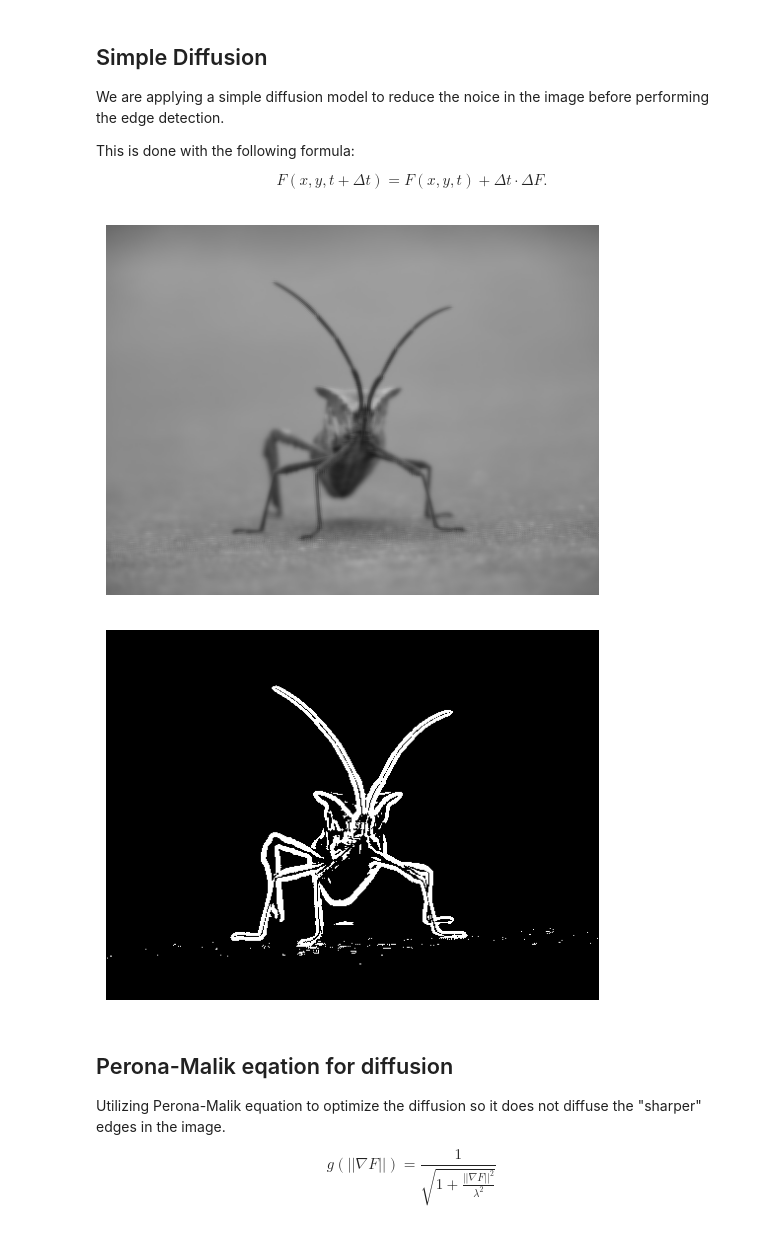
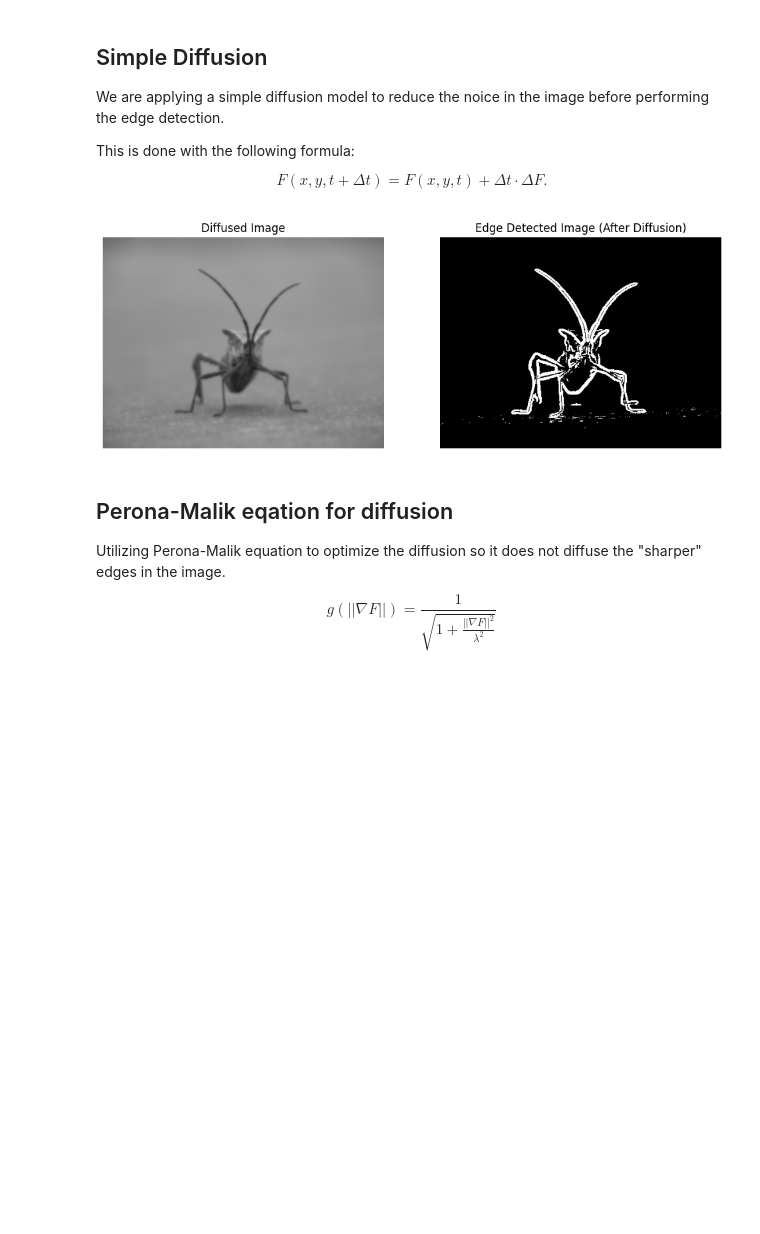
Before and after one commit to SigurdRiseth/Edge-Detection, a Jupyter notebook: edge_detection.ipynb, the cells around one changed output. Cells and saved outputs as stored; diff of their text form; code cells hidden in the pictures; blank space fills up the shorter version.

Commit message:
cleaned up the plot for the simple diffusion

```diff
--- a/edge_detection.ipynb
+++ b/edge_detection.ipynb
@@ -77,59 +77,68 @@ This is done with the following formula:
 
 $$F(x,y,t+\Delta t) = F(x,y,t) + \Delta t \cdot \Delta F.$$
 # %%
-# Load the image
+import numpy as np
+import matplotlib.pyplot as plt
+from PIL import Image
+
+# Load the image and convert it to float32
 img = np.array(Image.open('image.png')).astype(np.float32)
 
-# Define deltaX, iterations, and deltaT
+# Define parameters
 deltaX = 1
 iterations = 5
 deltaT = 0.3
 
+# Perform diffusion using the heat equation
 for _ in range(iterations):
     # Calculate f_y
     f_y = np.zeros_like(img)
     f_y[:, 1:-1] = (img[:, 2:] - img[:, :-2]) / (2 * deltaX)
 
     # Calculate f_x
     f_x = np.zeros_like(img)
     f_x[1:-1, :] = (img[2:, :] - img[:-2, :]) / (2 * deltaX)
 
     # Calculate f_xx
     f_xx = np.zeros_like(img)
     f_xx[1:-1, :] = (f_x[2:, :] - f_x[:-2, :]) / (2 * deltaX)
 
     # Calculate f_yy
     f_yy = np.zeros_like(img)
     f_yy[:, 1:-1] = (f_y[:, 2:] - f_y[:, :-2]) / (2 * deltaX)
 
     # Update the image using the heat equation
     img += deltaT * (f_xx + f_yy)
 
 # Clip values to the valid range and convert to uint8
-img = np.clip(img, 0, 255).astype(np.uint8)
-
-# Display the resulting image
-plt.imshow(img, cmap='gray')
-plt.axis('off')  # Turn off axis
-plt.show()
+img_clipped = np.clip(img, 0, 255).astype(np.uint8)
 
 # Calculate the magnitude of the gradient vectors
 fgradabs = np.sqrt(f_x**2 + f_y**2)
 
 # Normalize the gradient magnitude values to [0, 1]
-fgradabs_normalized_filtered = fgradabs / np.max(fgradabs)
+fgradabs_normalized = fgradabs / np.max(fgradabs)
 
-# Filter out fgradabs_normalized values that are less than the threshold
+# Filter out gradient values that are less than the threshold
 threshold = 0.15
-fgradabs_normalized_filtered = np.where(fgradabs_normalized_filtered > threshold, 1.0, 0.0)
+fgradabs_normalized_filtered = np.where(fgradabs_normalized > threshold, 1.0, 0.0)
 
-# Display the filtered gradient magnitude
-plt.imshow(fgradabs_normalized_filtered, cmap='gray')
-plt.axis('off')  # Turn off axis
+# Create subplots to display the images side by side
+fig, axes = plt.subplots(1, 2, figsize=(12, 6))
+
+# Display the diffused image
+axes[0].imshow(img_clipped, cmap='gray')
+axes[0].set_title('Diffused Image')
+axes[0].axis('off')  # Turn off axis
+
+# Display the filtered gradient magnitude image
+axes[1].imshow(fgradabs_normalized_filtered, cmap='gray')
+axes[1].set_title('Edge Detected Image (After Diffusion)')
+axes[1].axis('off')  # Turn off axis
+
 plt.show()
 # %% [output]
-[figure, old version]
+[figure, new version]
-[figure, removed]
 # %% [markdown]
 ## Perona-Malik eqation for diffusion
 
```
